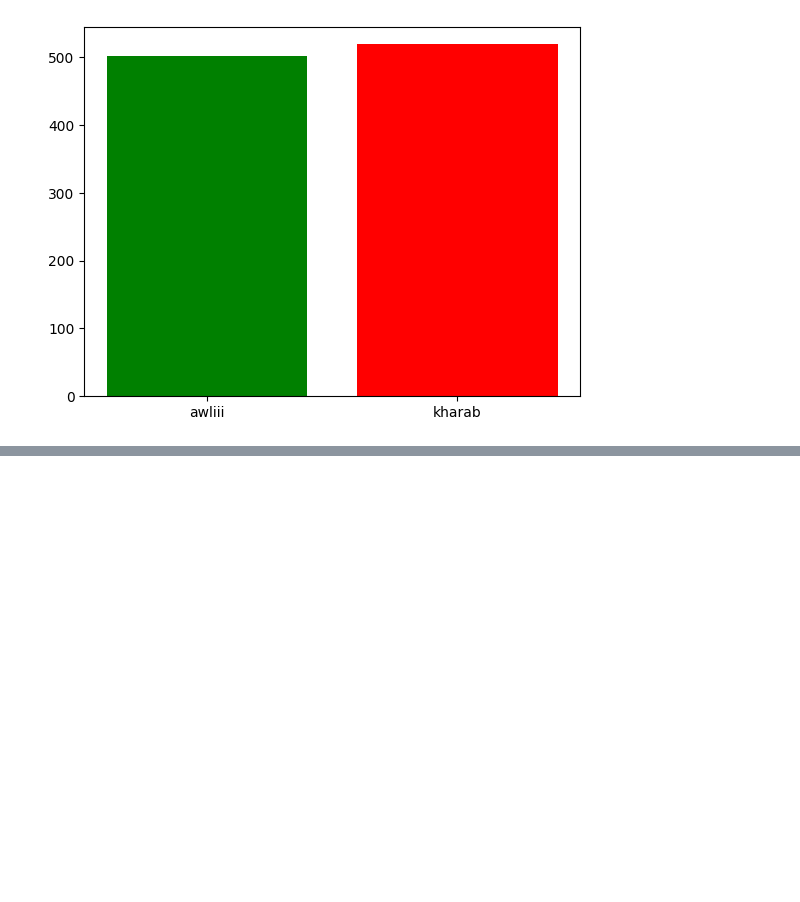
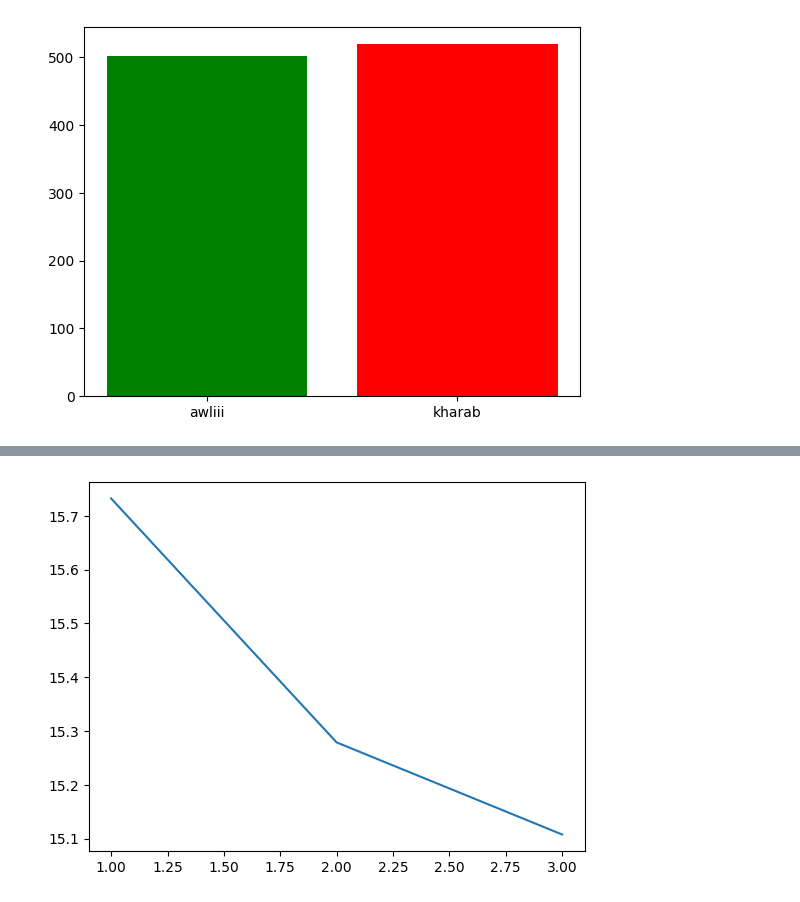
Before and after one commit to mlissabgii/1st, a Jupyter notebook: 1st.ipynb, the cells around one changed output, grey strips where cells are left out. Saved outputs shown, nothing was run; the diff lists cells and outputs as text; code cells hidden in the pictures; blank space fills up the shorter version.

```diff
--- a/1st.ipynb
+++ b/1st.ipynb
@@ -261,0 +373,5 @@ plt.show()
+# %%
+plt.plot([1,2,3],b)
+plt.show()
+# %% [output]
+[figure, added]
```
Also changed, not shown: parts of 14 cells of this notebook.
